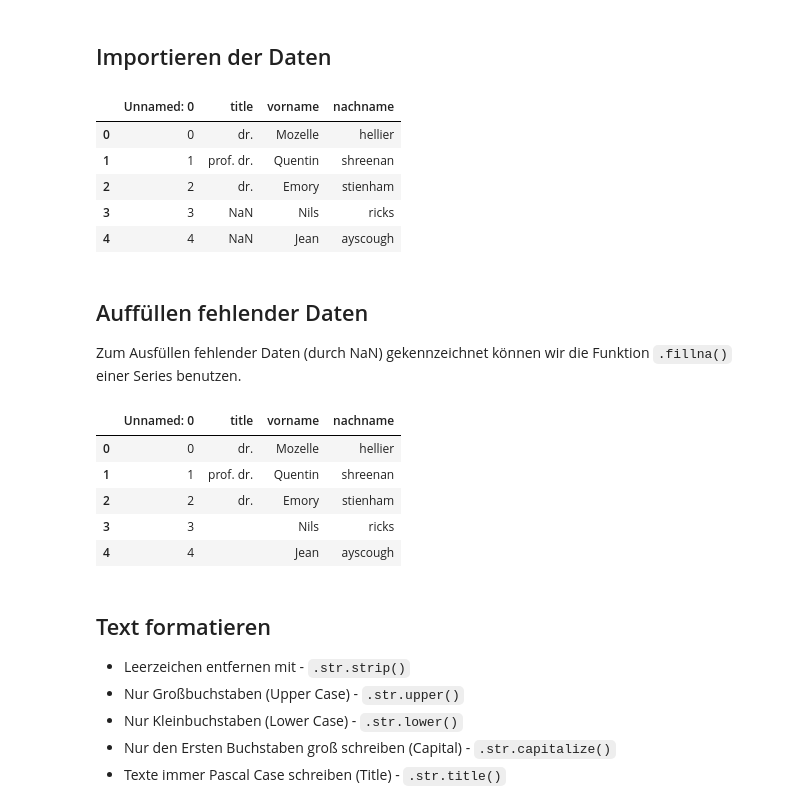
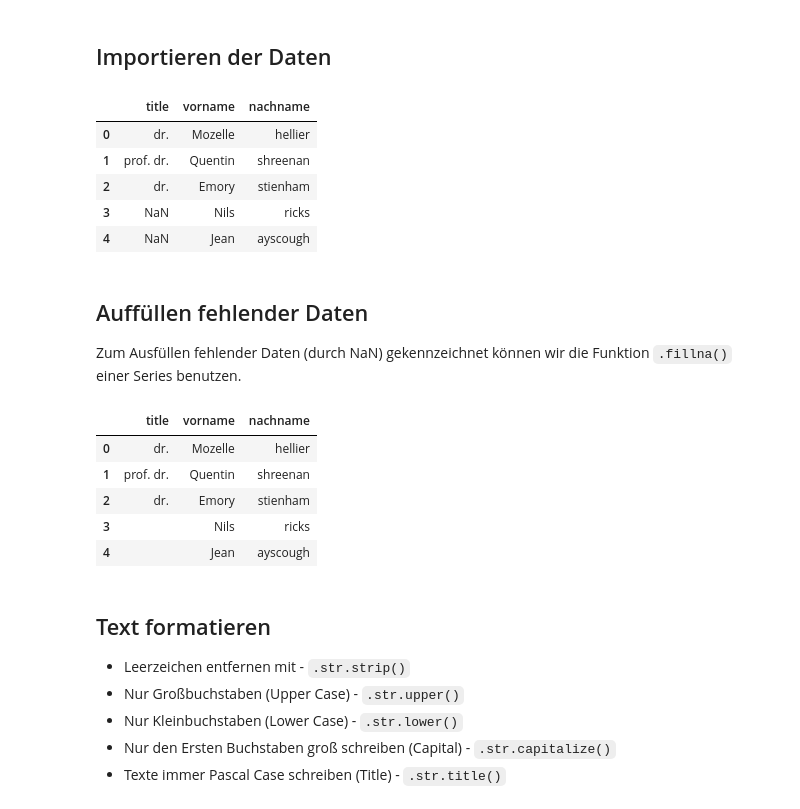
Before and after one commit to MonksterFX/pandas-basic, a Jupyter notebook: referent/05-Arbeiten mit Text.ipynb, the cells around one changed output. Drawn from its saved outputs; the diff is of its cells as text; code cells hidden in the pictures.

```diff
--- a/referent/05-Arbeiten mit Text.ipynb
+++ b/referent/05-Arbeiten mit Text.ipynb
@@ -6,15 +6,15 @@ Arbeiten mit Text stellt für Datenanalyse immer eine besondere Herausforderung
 # %%
 import pandas as pd
 # %%
-df_namen = pd.read_csv('../src/vorname_nachname_clean.csv', sep=';')
+df_namen = pd.read_csv('../src/vorname_nachname.csv', sep=';')
 df_namen.head()
 # %% [output]
-|  | Unnamed: 0 | title | vorname | nachname |
-| 0 | 0 | dr. | Mozelle | hellier |
-| 1 | 1 | prof. dr. | Quentin | shreenan |
-| 2 | 2 | dr. | Emory | stienham |
-| 3 | 3 | NaN | Nils | ricks |
-| 4 | 4 | NaN | Jean | ayscough |
+|  | title | vorname | nachname |
+| 0 | dr. | Mozelle | hellier |
+| 1 | prof. dr. | Quentin | shreenan |
+| 2 | dr. | Emory | stienham |
+| 3 | NaN | Nils | ricks |
+| 4 | NaN | Jean | ayscough |
 # %% [markdown]
 ## Auffüllen fehlender Daten
 Zum Ausfüllen fehlender Daten (durch NaN) gekennzeichnet können wir die Funktion `.fillna()` einer Series benutzen.
@@ -23,12 +23,12 @@ Zum Ausfüllen fehlender Daten (durch NaN) gekennzeichnet können wir die Funkti
 df_namen = df_namen.fillna('')
 df_namen.head()
 # %% [output]
-|  | Unnamed: 0 | title | vorname | nachname |
-| 0 | 0 | dr. | Mozelle | hellier |
-| 1 | 1 | prof. dr. | Quentin | shreenan |
-| 2 | 2 | dr. | Emory | stienham |
-| 3 | 3 |  | Nils | ricks |
-| 4 | 4 |  | Jean | ayscough |
+|  | title | vorname | nachname |
+| 0 | dr. | Mozelle | hellier |
+| 1 | prof. dr. | Quentin | shreenan |
+| 2 | dr. | Emory | stienham |
+| 3 |  | Nils | ricks |
+| 4 |  | Jean | ayscough |
 # %% [markdown]
 ## Text formatieren
 * Leerzeichen entfernen mit - `.str.strip()`
```
Also changed, not shown: parts of 17 cells of this notebook, 6 other files.
